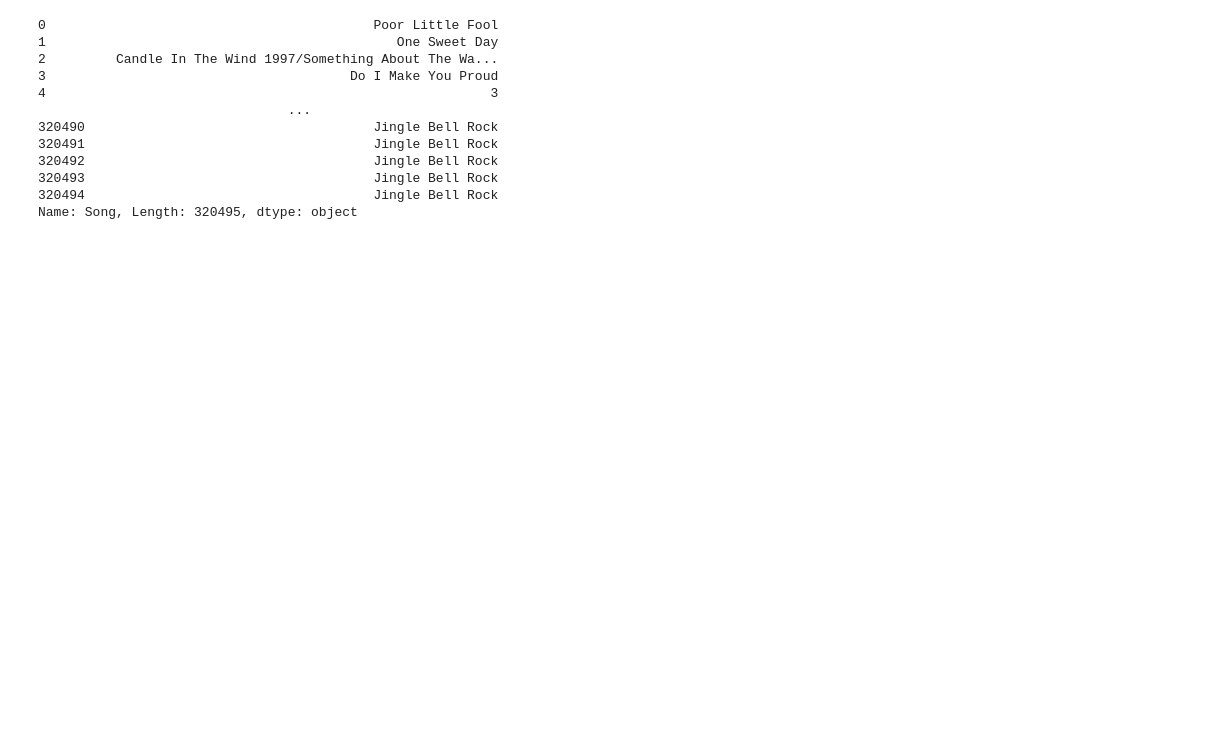
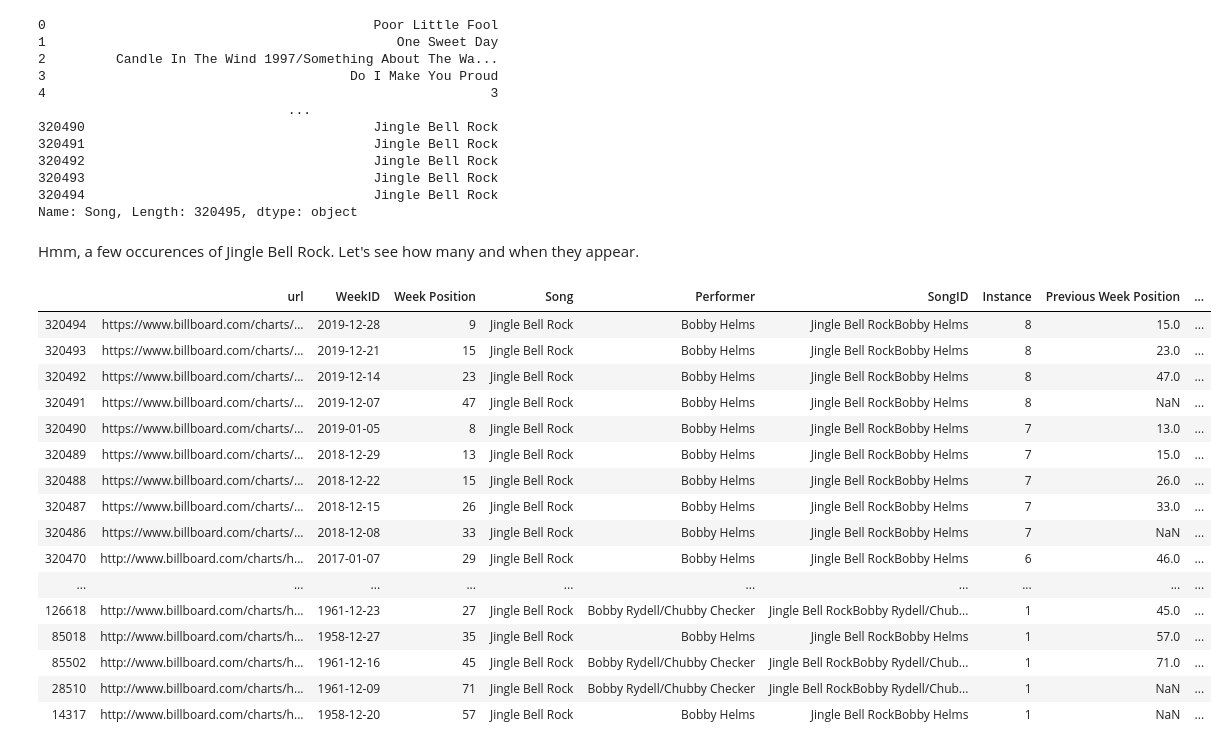
Before and after one commit to RobNewt/Data-Analysis, a Jupyter notebook: Billboard Top 100 (In Progress).ipynb, the cells around one changed output. Cells and saved outputs as stored; diff of their text form; code cells hidden in the pictures; blank space fills up the shorter version.

```diff
--- a/Billboard Top 100 (In Progress).ipynb
+++ b/Billboard Top 100 (In Progress).ipynb
@@ -82,3 +98,25 @@ df1['Song']
 320493                                     Jingle Bell Rock
 320494                                     Jingle Bell Rock
 Name: Song, Length: 320495, dtype: object
+# %% [markdown]
+Hmm, a few occurences of Jingle Bell Rock. Let's see how many and when they appear.
+# %%
+df1[(df1['Song']=='Jingle Bell Rock')].sort_values(by='Weeks on Chart', ascending = False)
+# %% [output]
+|  | url | WeekID | Week Position | Song | Performer | SongID | Instance | Previous Week Position | ... |
+| 320494 | https://www.billboard.com/charts/... | 2019-12-28 | 9 | Jingle Bell Rock | Bobby Helms | Jingle Bell RockBobby Helms | 8 | 15.0 | ... |
+| 320493 | https://www.billboard.com/charts/... | 2019-12-21 | 15 | Jingle Bell Rock | Bobby Helms | Jingle Bell RockBobby Helms | 8 | 23.0 | ... |
+| 320492 | https://www.billboard.com/charts/... | 2019-12-14 | 23 | Jingle Bell Rock | Bobby Helms | Jingle Bell RockBobby Helms | 8 | 47.0 | ... |
+| 320491 | https://www.billboard.com/charts/... | 2019-12-07 | 47 | Jingle Bell Rock | Bobby Helms | Jingle Bell RockBobby Helms | 8 | NaN | ... |
+| 320490 | https://www.billboard.com/charts/... | 2019-01-05 | 8 | Jingle Bell Rock | Bobby Helms | Jingle Bell RockBobby Helms | 7 | 13.0 | ... |
+| 320489 | https://www.billboard.com/charts/... | 2018-12-29 | 13 | Jingle Bell Rock | Bobby Helms | Jingle Bell RockBobby Helms | 7 | 15.0 | ... |
+| 320488 | https://www.billboard.com/charts/... | 2018-12-22 | 15 | Jingle Bell Rock | Bobby Helms | Jingle Bell RockBobby Helms | 7 | 26.0 | ... |
+| 320487 | https://www.billboard.com/charts/... | 2018-12-15 | 26 | Jingle Bell Rock | Bobby Helms | Jingle Bell RockBobby Helms | 7 | 33.0 | ... |
+| 320486 | https://www.billboard.com/charts/... | 2018-12-08 | 33 | Jingle Bell Rock | Bobby Helms | Jingle Bell RockBobby Helms | 7 | NaN | ... |
+| 320470 | http://www.billboard.com/charts/h... | 2017-01-07 | 29 | Jingle Bell Rock | Bobby Helms | Jingle Bell RockBobby Helms | 6 | 46.0 | ... |
+| ... | ... | ... | ... | ... | ... | ... | ... | ... | ... |
+| 126618 | http://www.billboard.com/charts/h... | 1961-12-23 | 27 | Jingle Bell Rock | Bobby Rydell/Chubby Checker | Jingle Bell RockBobby Rydell/Chub... | 1 | 45.0 | ... |
+| 85018 | http://www.billboard.com/charts/h... | 1958-12-27 | 35 | Jingle Bell Rock | Bobby Helms | Jingle Bell RockBobby Helms | 1 | 57.0 | ... |
+| 85502 | http://www.billboard.com/charts/h... | 1961-12-16 | 45 | Jingle Bell Rock | Bobby Rydell/Chubby Checker | Jingle Bell RockBobby Rydell/Chub... | 1 | 71.0 | ... |
+| 28510 | http://www.billboard.com/charts/h... | 1961-12-09 | 71 | Jingle Bell Rock | Bobby Rydell/Chubby Checker | Jingle Bell RockBobby Rydell/Chub... | 1 | NaN | ... |
+| 14317 | http://www.billboard.com/charts/h... | 1958-12-20 | 57 | Jingle Bell Rock | Bobby Helms | Jingle Bell RockBobby Helms | 1 | NaN | ... |
```
Also changed, not shown: parts of 15 cells of this notebook.
